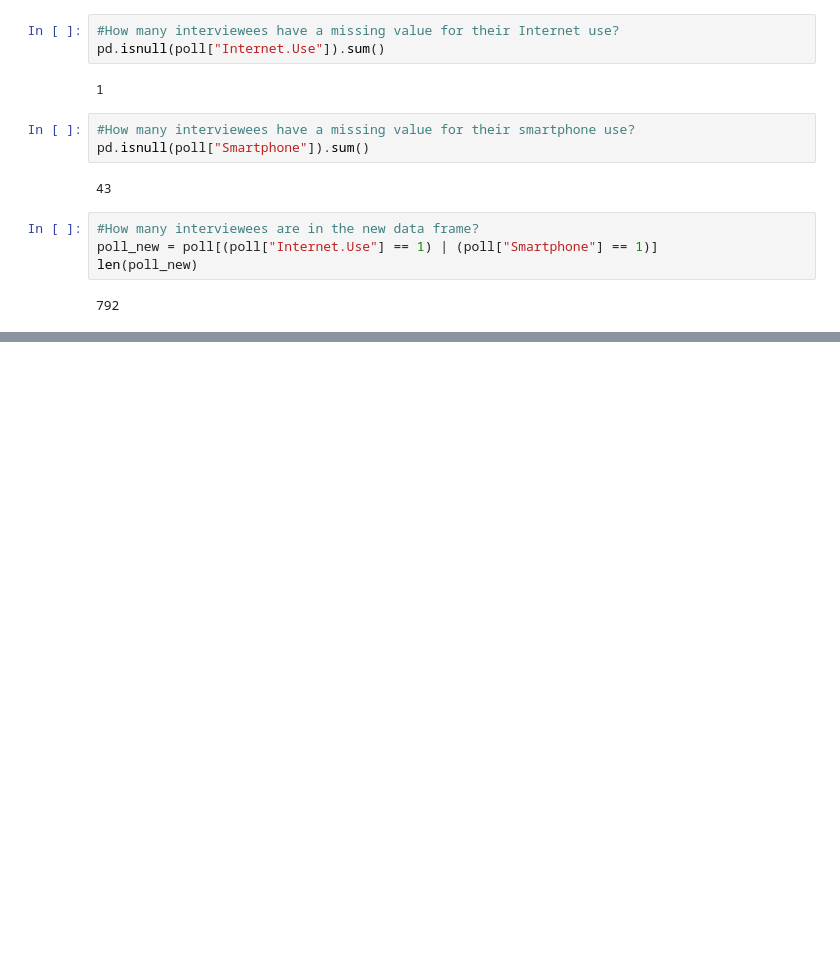
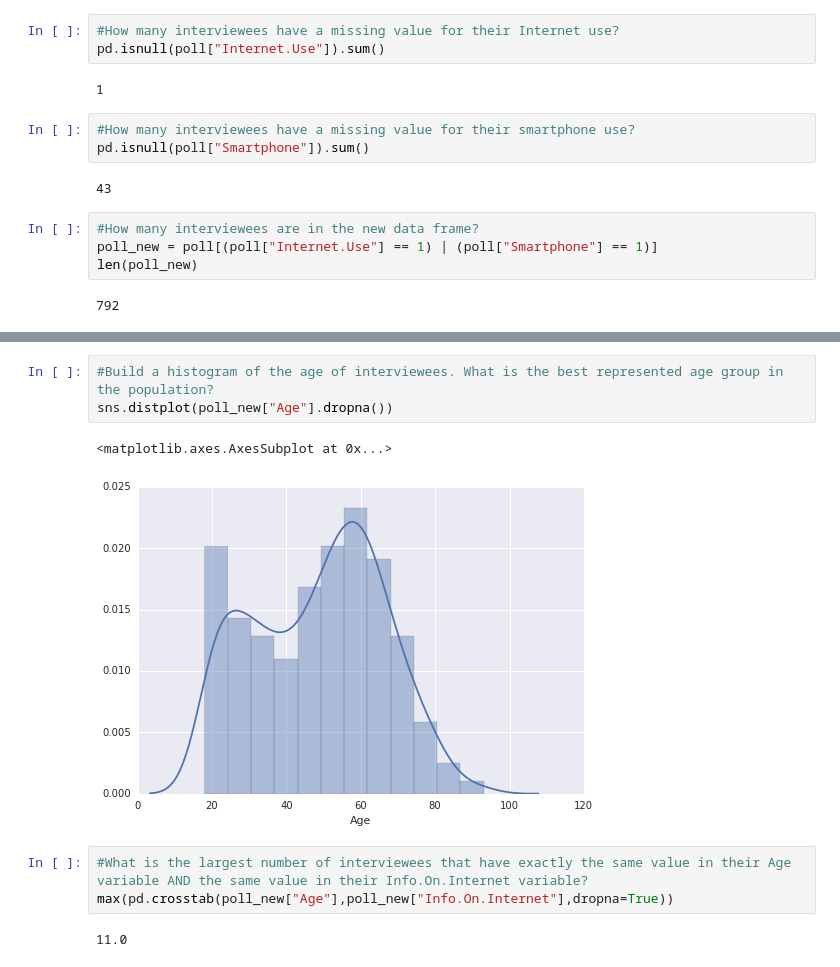
Before and after one commit to bryanyang0528/MITx-15.071x-The-Analytics-Edge, a Jupyter notebook: Unit1/unit1.ipynb, the cells around one changed output, grey strips where cells are left out. Drawn from its saved outputs; the diff is of its cells as text; blank space fills up the shorter version.

```diff
--- a/Unit1/unit1.ipynb
+++ b/Unit1/unit1.ipynb
@@ -139,0 +200,11 @@ len(poll_new)
+# %%
+#Build a histogram of the age of interviewees. What is the best represented age group in the population?
+sns.distplot(poll_new["Age"].dropna())
+# %% [output]
+<matplotlib.axes.AxesSubplot at 0x...>
+[figure, added]
+# %%
+#What is the largest number of interviewees that have exactly the same value in their Age variable AND the same value in their Info.On.Internet variable?
+max(pd.crosstab(poll_new["Age"],poll_new["Info.On.Internet"],dropna=True))
+# %% [output]
+11.0
```
Also changed, not shown: parts of 11 cells of this notebook.
